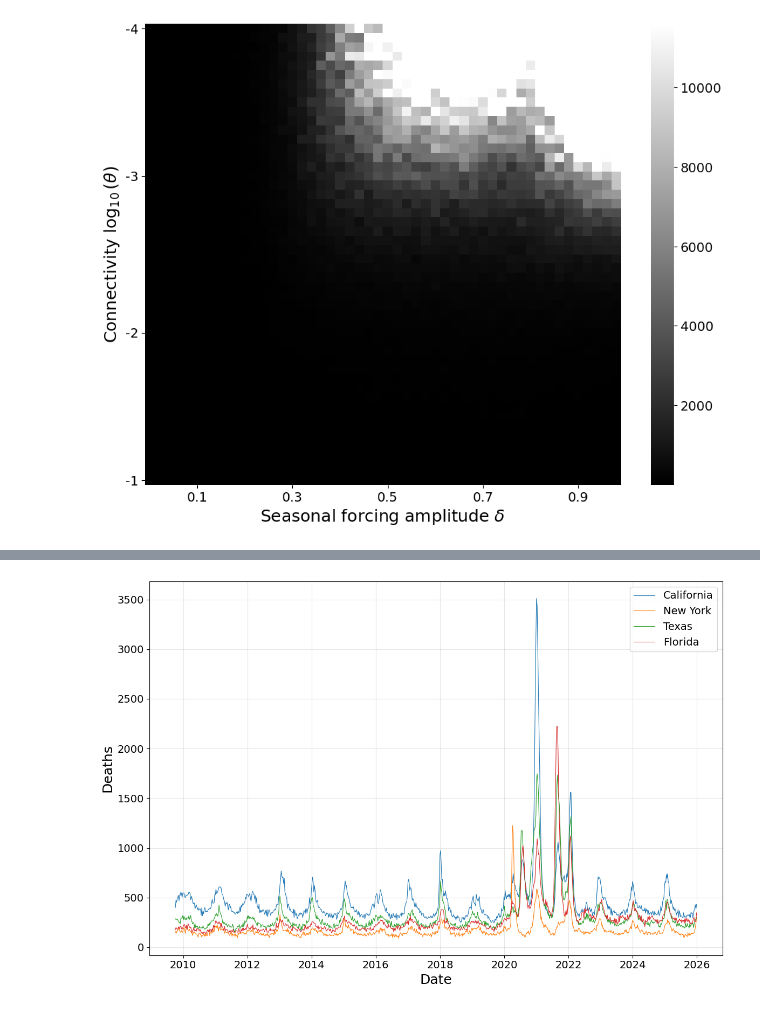
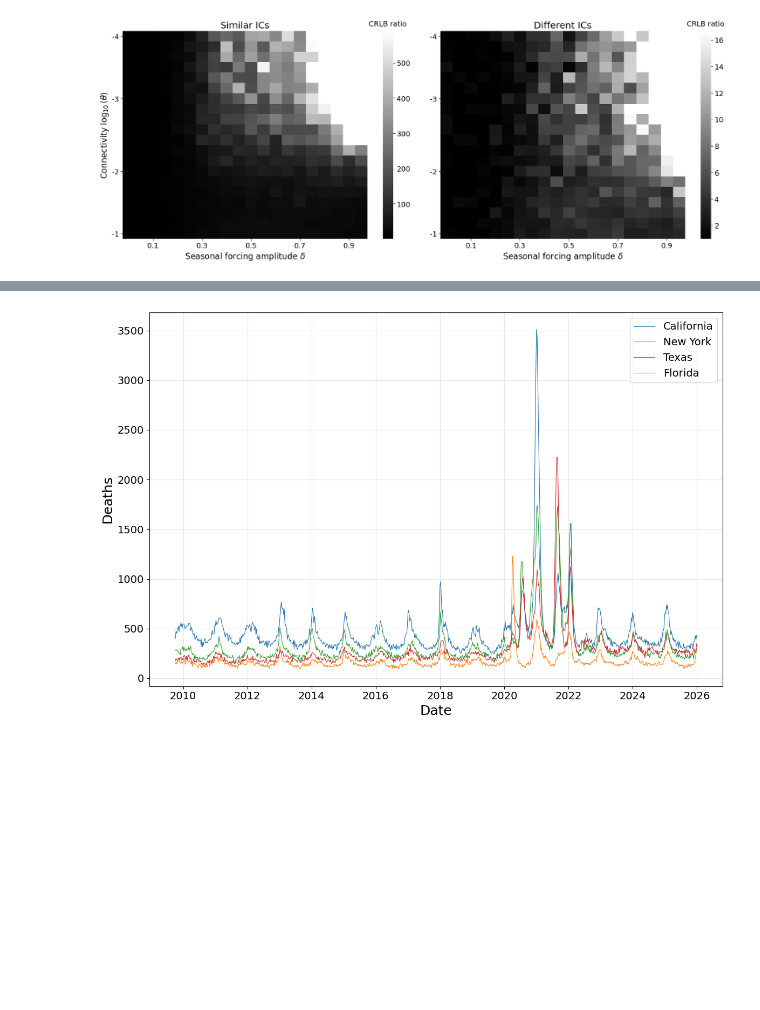
Before and after one commit to yairdaon/contacts, a Jupyter notebook: visualization_notebook.ipynb, the cells around one changed output, grey strips where cells are left out. Drawn from its saved outputs; the diff is of its cells as text; code cells hidden in the pictures; blank space fills up the shorter version.

```diff
--- a/visualization_notebook.ipynb
+++ b/visualization_notebook.ipynb
@@ -52,49 +62,79 @@ plt.show()
 # %%
-# Cell 1: CRLB Ratio Heatmap (sync / unsync)
+# CRLB Ratio Heatmap (sync / unsync) — two panels: similar vs different ICs
 import pandas as pd
 import numpy as np
 import matplotlib.pyplot as plt
 import seaborn as sns
 from joblib import Parallel, delayed
 
 def median_ratio(pp):
     sync = pp.query("phase2 == 0").crlb.values
     unsync = pp.query("phase2 > 0").crlb.values
-    ret =  np.median(sync) / np.median(unsync)
-    return ret
-
+    if len(sync) == 0 or len(unsync) == 0:
+        return np.nan
+    return np.median(sync) / np.median(unsync)
 
 df = pd.read_csv("outputs/crlb.csv")
 df = df.rename(columns={'delta': 'amplitude'})
-groups = list(df.groupby(['amplitude', 'theta']))
-results = Parallel(n_jobs=-1)(delayed(median_ratio)(group) for name, group in groups)
-index = pd.MultiIndex.from_tuples([name for name, group in groups], names=['amplitude', 'theta'])
-agg = pd.Series(results, index=index)
 
-heat = agg.unstack(level='amplitude')
-heat.index = np.log10(heat.index)
-vmax = np.percentile(heat.values.flatten(), 90)
+has_regimes = 'ic_regime' in df.columns
+regimes = ['similar', 'different'] if has_regimes else ['all']
 
-plt.figure(figsize=(10, 8))
-ax = sns.heatmap(heat, cmap='grey', xticklabels=False, yticklabels=False, vmin=1, vmax=vmax)
-amplitudes = heat.columns.values
-thetas = heat.index.values
-x_desired = [0.1, 0.3, 0.5, 0.7, 0.9]
-x_positions = [np.argmin(np.abs(amplitudes - x)) + 0.5 for x in x_desired]
-ax.set_xticks(x_positions)
-ax.set_xticklabels(x_desired)
-y_desired = [-1, -2, -3, -4]
-y_positions = [np.argmin(np.abs(thetas - y)) + 0.5 for y in y_desired]
-ax.set_yticks(y_positions)
-ax.set_yticklabels(y_desired)
-plt.ylabel(r'Connectivity $\log_{10}(\theta)$', fontsize=18)
-plt.xlabel(r'Seasonal forcing amplitude $\delta$', fontsize=18)
+# Compute heatmaps for each regime
+heats = {}
+for regime in regimes:
+    sub = df[df['ic_regime'] == regime] if has_regimes else df
+    groups = list(sub.groupby(['amplitude', 'theta']))
+    results = Parallel(n_jobs=-1)(delayed(median_ratio)(group) for name, group in groups)
+    index = pd.MultiIndex.from_tuples([name for name, group in groups], names=['amplitude', 'theta'])
+    agg = pd.Series(results, index=index)
+    heat = agg.unstack(level='amplitude')
+    heat.index = np.log10(heat.index)
+    heats[regime] = heat
+
+if has_regimes and len(regimes) == 2:
+    fig, (ax1, ax2) = plt.subplots(1, 2, figsize=(18, 7))
+    axes = [ax1, ax2]
+    titles = ['Similar ICs', 'Different ICs']
+else:
+    fig, ax1 = plt.subplots(1, 1, figsize=(10, 8))
+    axes = [ax1]
+    titles = ['']
+
+for ax, regime, title in zip(axes, regimes, titles):
+    heat = heats[regime]
+    amplitudes = heat.columns.values
+    thetas = heat.index.values
+    vals = heat.values[np.isfinite(heat.values)]
+    vmax = np.percentile(vals, 90)
+
+    hm = sns.heatmap(heat, cmap='grey', xticklabels=False, yticklabels=False,
+                     vmin=1, vmax=vmax, ax=ax, cbar=True, cbar_kws={})
+
+    # Place colorbar label on top so it's not confused with y-axis
+    cbar = hm.collections[0].colorbar
+    cbar.ax.set_title('CRLB ratio', fontsize=14, pad=10)
+
+    x_desired = [0.1, 0.3, 0.5, 0.7, 0.9]
+    x_positions = [np.argmin(np.abs(amplitudes - x)) + 0.5 for x in x_desired]
+    ax.set_xticks(x_positions)
+    ax.set_xticklabels(x_desired)
+    y_desired = [-1, -2, -3, -4]
+    y_positions = [np.argmin(np.abs(thetas - y)) + 0.5 for y in y_desired]
+    ax.set_yticks(y_positions)
+    ax.set_yticklabels(y_desired)
+    ax.set_xlabel(r'Seasonal forcing amplitude $\delta$', fontsize=16)
+    ax.set_title(title, fontsize=18)
+    ax.set_ylabel('')
+
+axes[0].set_ylabel(r'Connectivity $\log_{10}(\theta)$', fontsize=16)
+
 plt.tight_layout()
-plt.savefig("pix/crlb_ratio.png", dpi=150)
-plt.savefig("pix/crlb_ratio.pdf")
+plt.savefig("pix/crlb_ratio.png", dpi=150, bbox_inches='tight')
+plt.savefig("pix/crlb_ratio.pdf", bbox_inches='tight')
 plt.show()
 # %% [output]
-[figure, old version]
+[figure, new version]
 # %%
 # Cell 2: Profile Likelihood Surface — two panels
 # Left: similar ICs. Right: different ICs.
```
Also changed, not shown: parts of 3 cells of this notebook, 7 other files.
